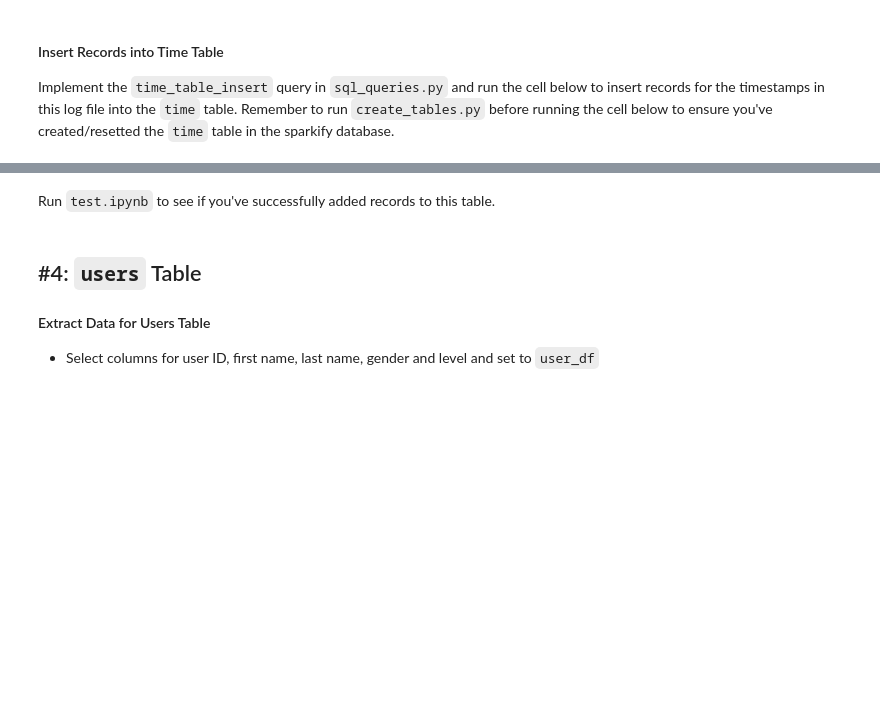
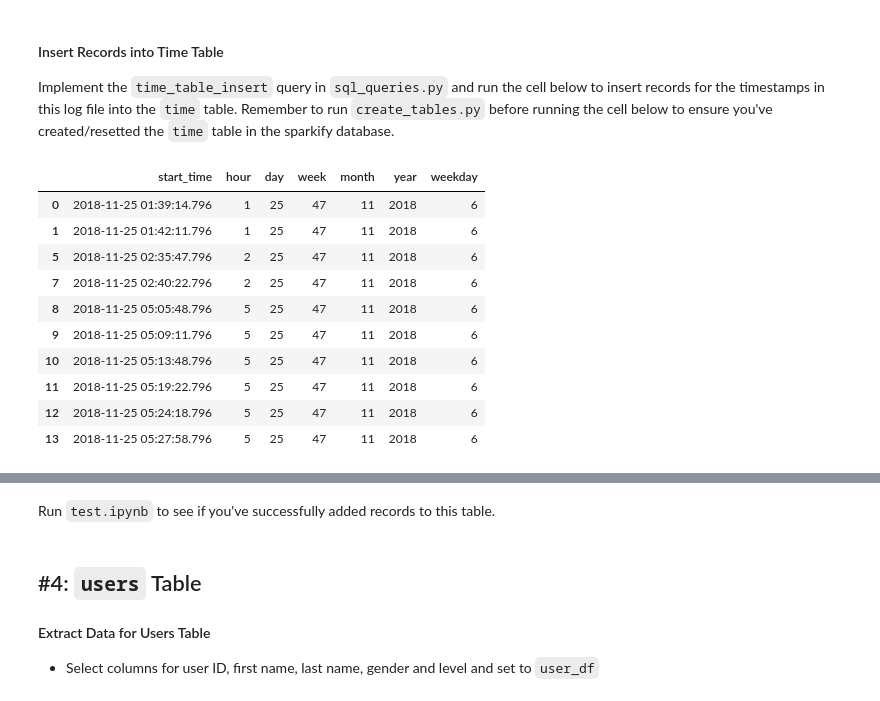
Before and after one commit to GabrielSGoncalves/udacity_data_engineering_project1, a Jupyter notebook: etl.ipynb, the cells around one changed output, grey strips where cells are left out. Saved outputs shown, nothing was run; the diff lists cells and outputs as text; code cells hidden in the pictures; blank space fills up the shorter version.

```diff
--- a/etl.ipynb
+++ b/etl.ipynb
@@ -152,0 +205,11 @@ column_labels = ()
+# %%
+list_time_elements = ["hour",
+                     "day",
+                     "week",
+                     "month",
+                     "year",
+                     "weekday"]
+# %%
+for e in list_time_elements:
+    df_log_time['start_time'] = df_log_time['ts_dt']
+    df_log_time[e] = getattr(df_log_time['ts_dt'].dt, e)
@@ -152,0 +235,3 @@ column_labels = ()
+# %%
+column_labels = ['start_time'] + list_time_elements
+column_labels
@@ -153,3 +240,3 @@ column_labels = ()
 # %%
-time_df =
-time_df.head()
+time_df = df_log_time[column_labels]
+time_df.tail()
@@ -156,4 +261,18 @@ time_df.head()
 # %% [markdown]
 #### Insert Records into Time Table
 Implement the `time_table_insert` query in `sql_queries.py` and run the cell below to insert records for the timestamps in this log file into the `time` table. Remember to run `create_tables.py` before running the cell below to ensure you've created/resetted the `time` table in the sparkify database.
+# %%
+time_df.iloc[:10,]
+# %% [output]
+|  | start_time | hour | day | week | month | year | weekday |
+| 0 | 2018-11-25 01:39:14.796 | 1 | 25 | 47 | 11 | 2018 | 6 |
+| 1 | 2018-11-25 01:42:11.796 | 1 | 25 | 47 | 11 | 2018 | 6 |
+| 5 | 2018-11-25 02:35:47.796 | 2 | 25 | 47 | 11 | 2018 | 6 |
+| 7 | 2018-11-25 02:40:22.796 | 2 | 25 | 47 | 11 | 2018 | 6 |
+| 8 | 2018-11-25 05:05:48.796 | 5 | 25 | 47 | 11 | 2018 | 6 |
+| 9 | 2018-11-25 05:09:11.796 | 5 | 25 | 47 | 11 | 2018 | 6 |
+| 10 | 2018-11-25 05:13:48.796 | 5 | 25 | 47 | 11 | 2018 | 6 |
+| 11 | 2018-11-25 05:19:22.796 | 5 | 25 | 47 | 11 | 2018 | 6 |
+| 12 | 2018-11-25 05:24:18.796 | 5 | 25 | 47 | 11 | 2018 | 6 |
+| 13 | 2018-11-25 05:27:58.796 | 5 | 25 | 47 | 11 | 2018 | 6 |
 # %%
```
Also changed, not shown: parts of 30 cells of this notebook, 1 other file.
